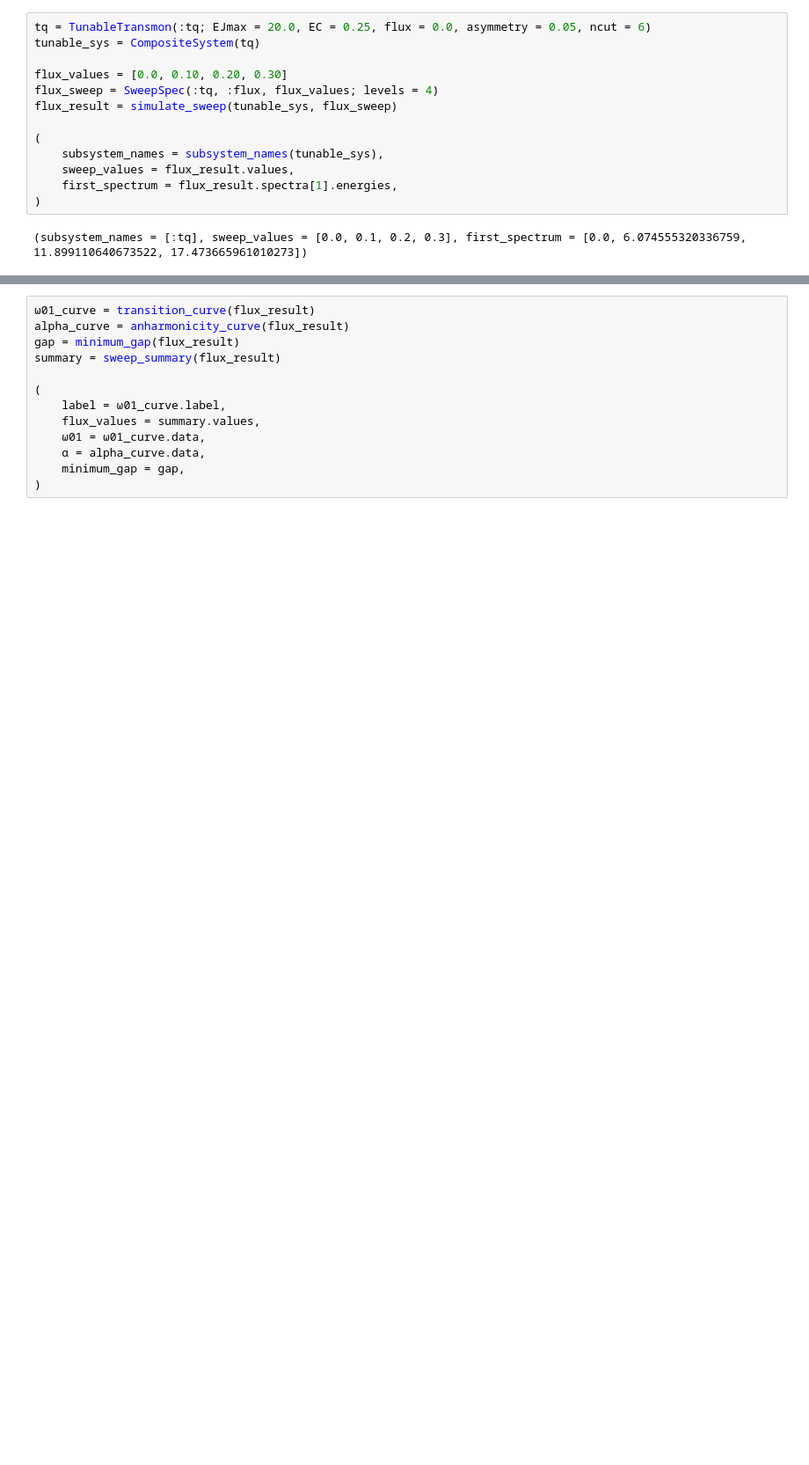
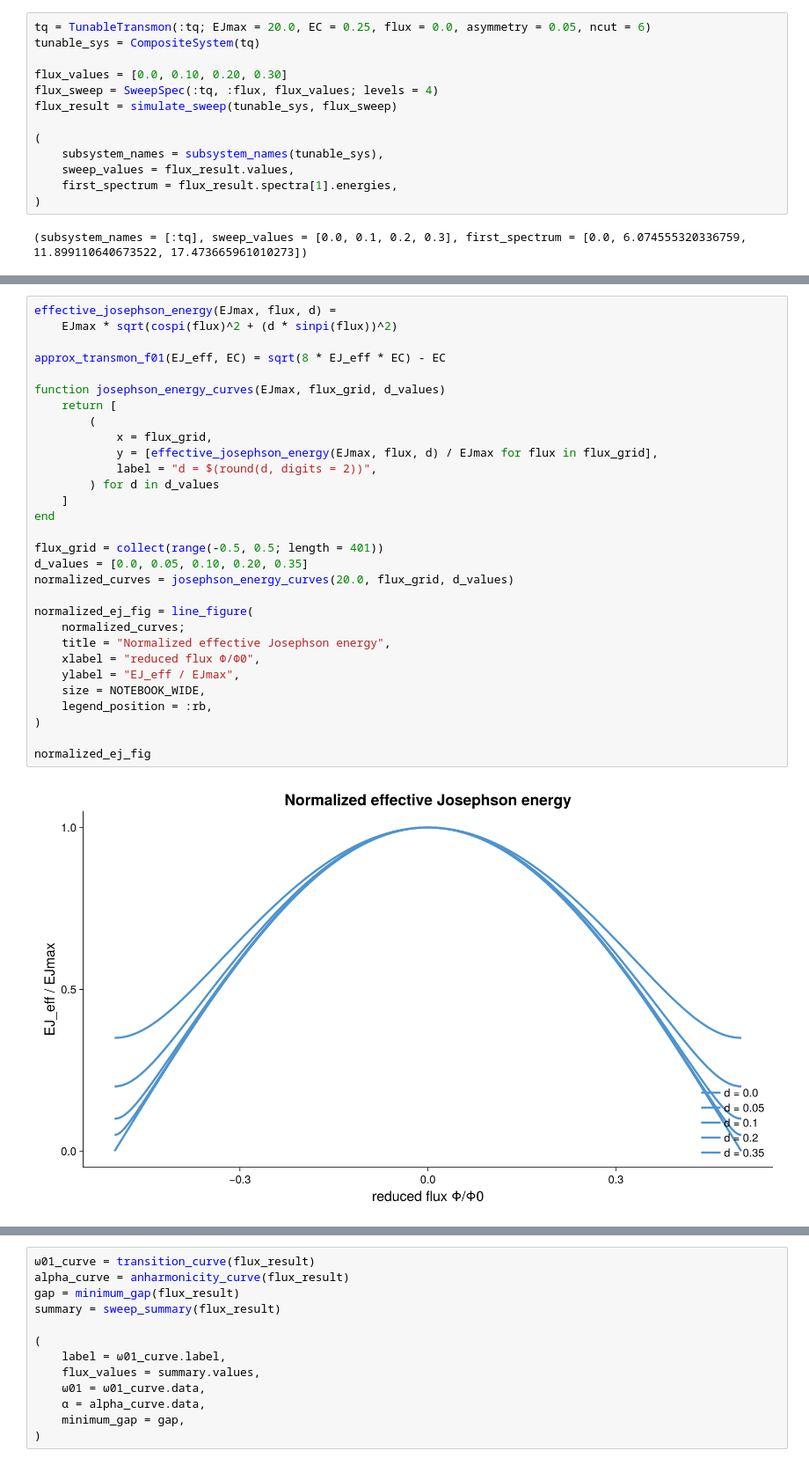
Before and after one commit to yalgaeahn/QuantumCircuit.jl, a Jupyter notebook: output/jupyter-notebook/phase2-tunable-sweep-walkthrough.ipynb, the cells around one changed output, grey strips where cells are left out. Shown at 88% size. Saved outputs shown, nothing was run; the diff lists cells and outputs as text; blank space fills up the shorter version.

```diff
--- a/output/jupyter-notebook/phase2-tunable-sweep-walkthrough.ipynb
+++ b/output/jupyter-notebook/phase2-tunable-sweep-walkthrough.ipynb
@@ -78,0 +101,32 @@ flux_result = simulate_sweep(tunable_sys, flux_sweep)
+# %%
+effective_josephson_energy(EJmax, flux, d) =
+    EJmax * sqrt(cospi(flux)^2 + (d * sinpi(flux))^2)
+
+approx_transmon_f01(EJ_eff, EC) = sqrt(8 * EJ_eff * EC) - EC
+
+function josephson_energy_curves(EJmax, flux_grid, d_values)
+    return [
+        (
+            x = flux_grid,
+            y = [effective_josephson_energy(EJmax, flux, d) / EJmax for flux in flux_grid],
+            label = "d = $(round(d, digits = 2))",
+        ) for d in d_values
+    ]
+end
+
+flux_grid = collect(range(-0.5, 0.5; length = 401))
+d_values = [0.0, 0.05, 0.10, 0.20, 0.35]
+normalized_curves = josephson_energy_curves(20.0, flux_grid, d_values)
+
+normalized_ej_fig = line_figure(
+    normalized_curves;
+    title = "Normalized effective Josephson energy",
+    xlabel = "reduced flux Φ/Φ0",
+    ylabel = "EJ_eff / EJmax",
+    size = NOTEBOOK_WIDE,
+    legend_position = :rb,
+)
+
+normalized_ej_fig
+# %% [output]
+[figure, added]
```
Also changed, not shown: parts of 14 cells of this notebook, 41 other files.
